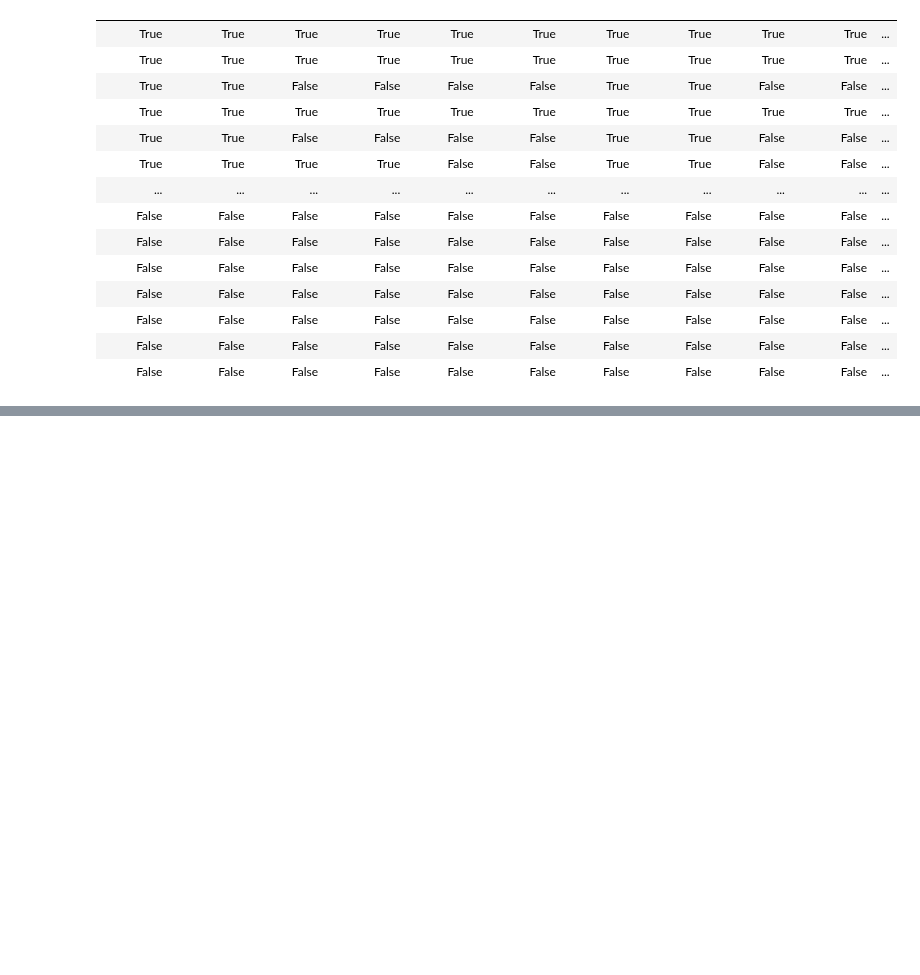
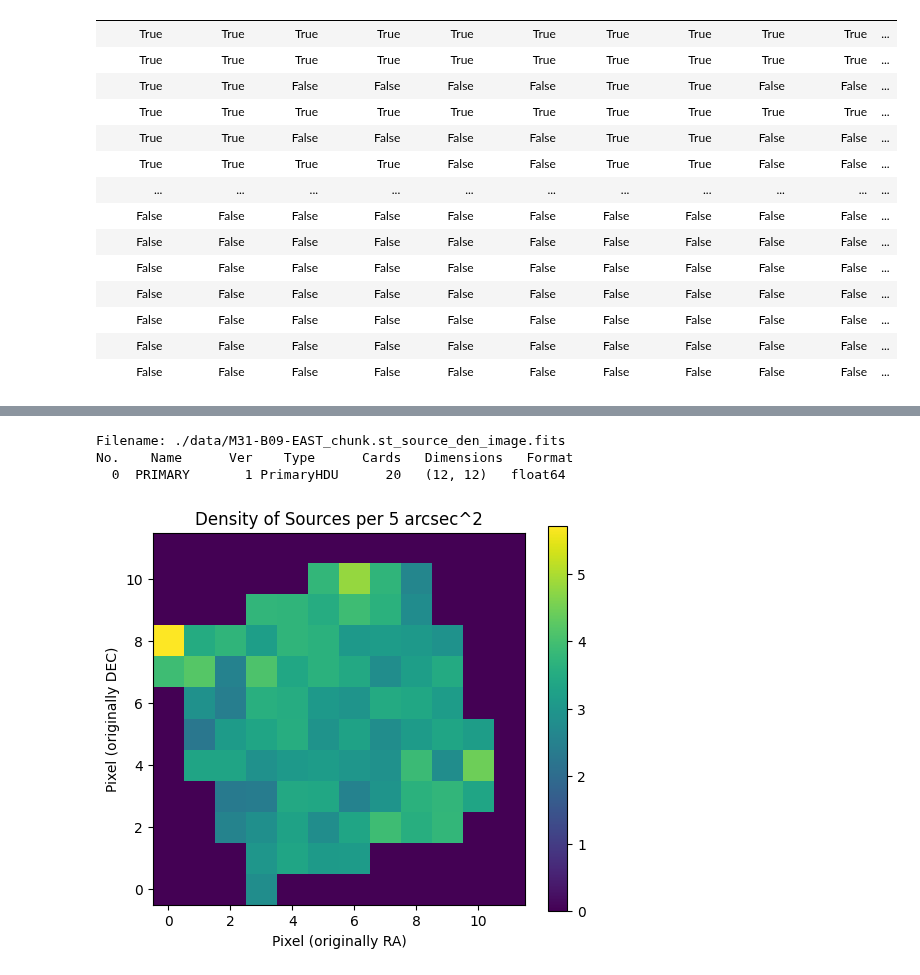
Before and after one commit to BEAST-Fitting/beast, a Jupyter notebook: docs/tutorial.ipynb, the cells around one changed output, grey strips where cells are left out. Saved outputs shown, nothing was run; the diff lists cells and outputs as text; code cells hidden in the pictures; blank space fills up the shorter version.

```diff
--- a/docs/tutorial.ipynb
+++ b/docs/tutorial.ipynb
@@ -124,0 +208,24 @@ zsh:1: number expected
+# %%
+# open the fits file
+hdu_list = fits.open("./data/%s.st_source_den_image.fits"%field_name)
+hdu_list.info()
+
+# extract the image data
+image_data = hdu_list[0].data
+
+# close the fits file
+hdu_list.close()
+
+# plot the extracted image data
+fig = plt.figure(0, [6, 5])
+im = plt.imshow(image_data, origin="lower")
+plt.colorbar(im)
+plt.xlabel("Pixel (originally RA)")
+plt.ylabel("Pixel (originally DEC)")
+plt.title("Density of Sources per 5 arcsec^2")
+plt.show()
+# %% [output]
+Filename: ./data/M31-B09-EAST_chunk.st_source_den_image.fits
+No.    Name      Ver    Type      Cards   Dimensions   Format
+  0  PRIMARY       1 PrimaryHDU      20   (12, 12)   float64
+[figure, added]
```
Also changed, not shown: parts of 33 cells of this notebook, 8 other files.
